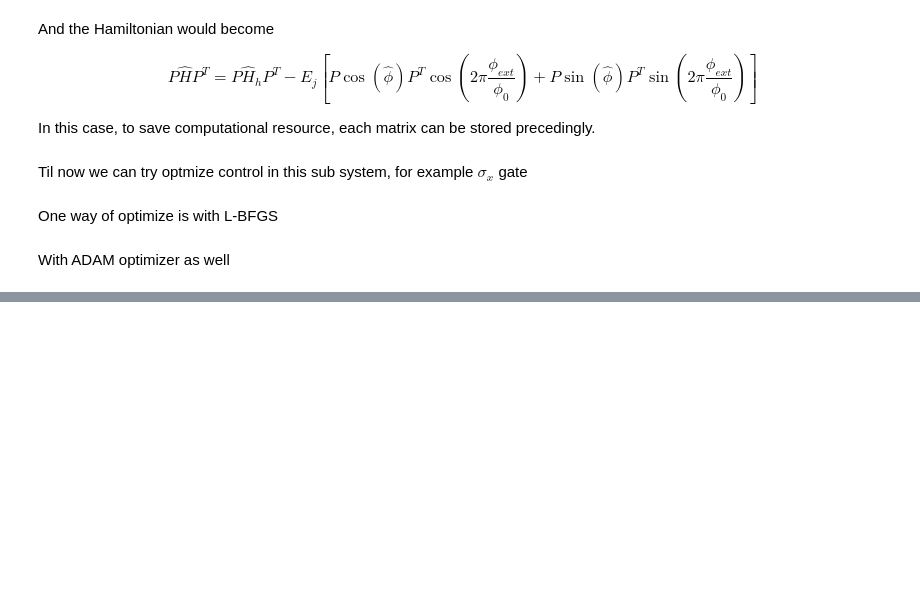
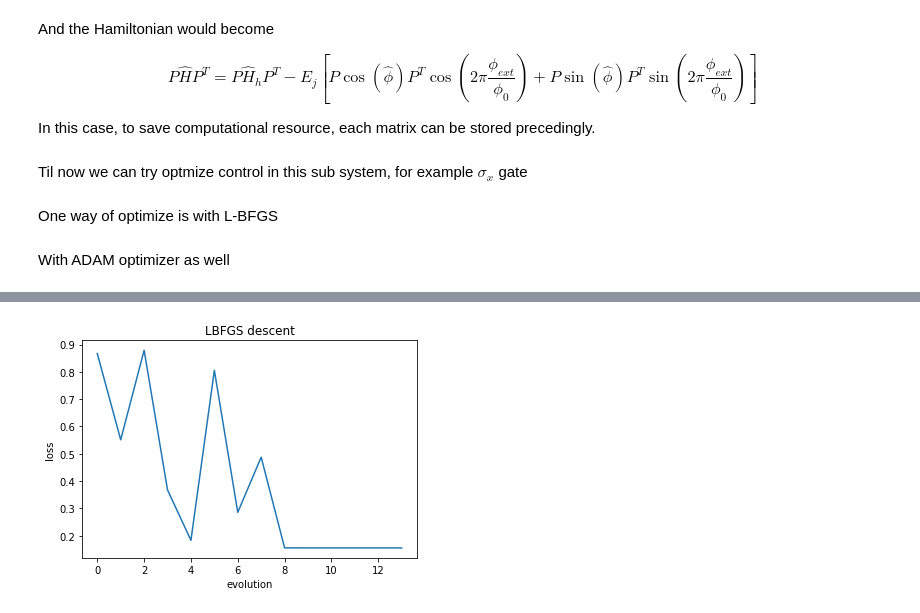
Before and after one commit to jeffreyyao128/qoptimize, a Jupyter notebook: Fluxonium.ipynb, the cells around one changed output, grey strips where cells are left out. Saved outputs shown, nothing was run; the diff lists cells and outputs as text; code cells hidden in the pictures; blank space fills up the shorter version.

```diff
--- a/Fluxonium.ipynb
+++ b/Fluxonium.ipynb
@@ -214,0 +242,5 @@ print(f)
+# %%
+N1 = 10
+p = 0.1*random.normal(random.PRNGKey(0),shape=(N1,)) # Normal initialization
+t1 = 1.
+loss_list_LBFGS,res = GateOptimize_LBFGS(sx,t1,H_harm,CosMat,SinMat,p)
@@ -215 +262,9 @@ print(f)
+# %%
+plt.plot([n for n in range(len(loss_list_LBFGS))],loss_list_LBFGS)
+plt.title('LBFGS descent')
+plt.ylabel('loss')
+plt.xlabel('evolution')
+plt.show()
+# %% [output]
+[figure, added]
 # %%
```
Also changed, not shown: parts of 12 cells of this notebook.
